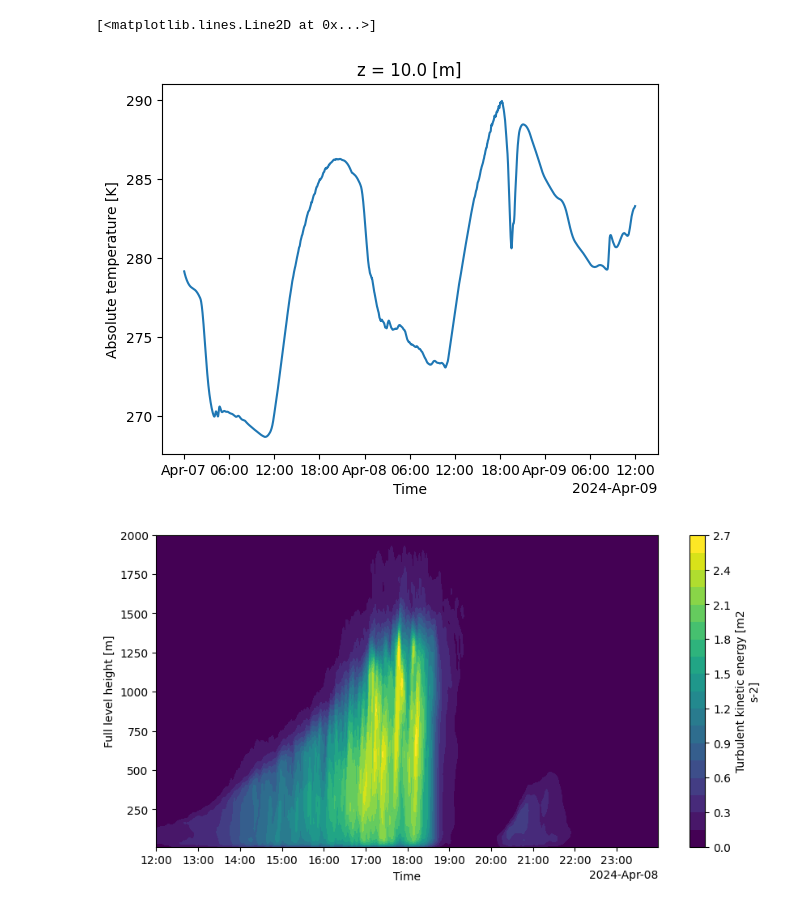
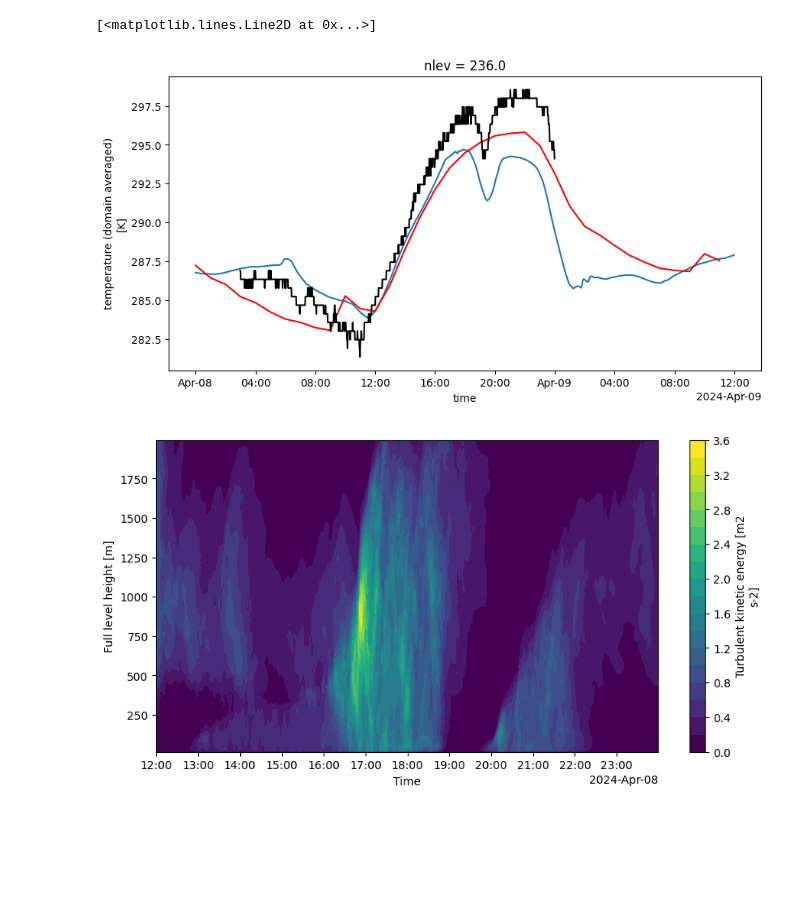
Before and after one commit to girishnigamanth/python_files, a Jupyter notebook: LSM/eclipse.ipynb, the cells around one changed output. Saved outputs shown, nothing was run; the diff lists cells and outputs as text; code cells hidden in the pictures; blank space fills up the shorter version.

```diff
--- a/LSM/eclipse.ipynb
+++ b/LSM/eclipse.ipynb
@@ -1,28 +1,36 @@
 # %%
 import open_xarray as ox
 import numpy as np
 import xarray as xr
 import matplotlib.pyplot as pl
+import pandas as pd
+from metpy.units import units, pandas_dataframe_to_unit_arrays
 
 # Load the data
-ds=ox.open_xarray('/fs/ess/PFS0220/LSM/Eclipse/NY_20240408/NY.default.0000000.nc')
-ERA=xr.open_dataset('/users/PFS0220/graghuna/microhh/microhh_lagtraj/microhh/python/data/forcings/NY_20240408.kpt.nc',decode_times=True)
+ds=ox.open_xarray('/fs/ess/PFS0220/LSM/Eclipse/IND_20240408_NE/IND.default.0000000.nc')
+ERA=xr.open_dataset('/users/PFS0220/graghuna/microhh/microhh_t/microhh/python/data/forcings/IND_20240408.kpt.nc',decode_times=True)
+df = pd.read_csv('/fs/ess/PFS0220/LSM/Eclipse/Observation/eclipse_obs.txt')
+df['valid(UTC)'] = pd.to_datetime(df['valid(UTC)'])
+vars = ['tmpf','dwpf','sknt','drct','gust_sknt','gust_drct']
+df[vars] = df[vars].apply(pd.to_numeric, errors='coerce')
 
-pl.figure()
-ds.T.sel(z=10).plot()
+fig, ax = pl.subplots(1,1,figsize=(10,5))
+ds.T.sel(z=15).isel(time=slice(24*120,60*120)).plot()
+ERA.t.isel(time=slice(24,60)).isel(nlev=235).plot.line('r-')
+pl.plot(df.loc[df['station']=='GEZ', 'valid(UTC)'].values, (df.loc[df['station']=='GEZ', 'tmpf'].values-32)*5/9+273, 'k-')
 
 pl.figure(figsize=(10,5))
 ds.isel(time=slice(36*120,48*120)).tke.sel(z=slice(10,2000)).plot.contourf(x='time',levels=20)
 
 pl.figure()
-ds.qlqi.isel(time=slice(24*120,48*120)).plot.contourf(x='time',levels=20)
+ds.ql.isel(time=slice(24*120,48*120)).plot.contourf(x='time',levels=20)
 
 pl.figure()
 ds.H.plot.line('r-',x='time')
 ds.LE.plot.line('b-',x='time')
 (-1*ERA['sfc_sens_flx']).plot.line('r--',x='time')
 (-1*ERA['sfc_lat_flx']).plot.line('b--',x='time')
 # %% [output]
 [<matplotlib.lines.Line2D at 0x...>]
-[figure, old version]
+[figure, new version]
-[figure, old version]
+[figure, new version]
```
Also changed, not shown: parts of 9 cells of this notebook, 2 other files.
